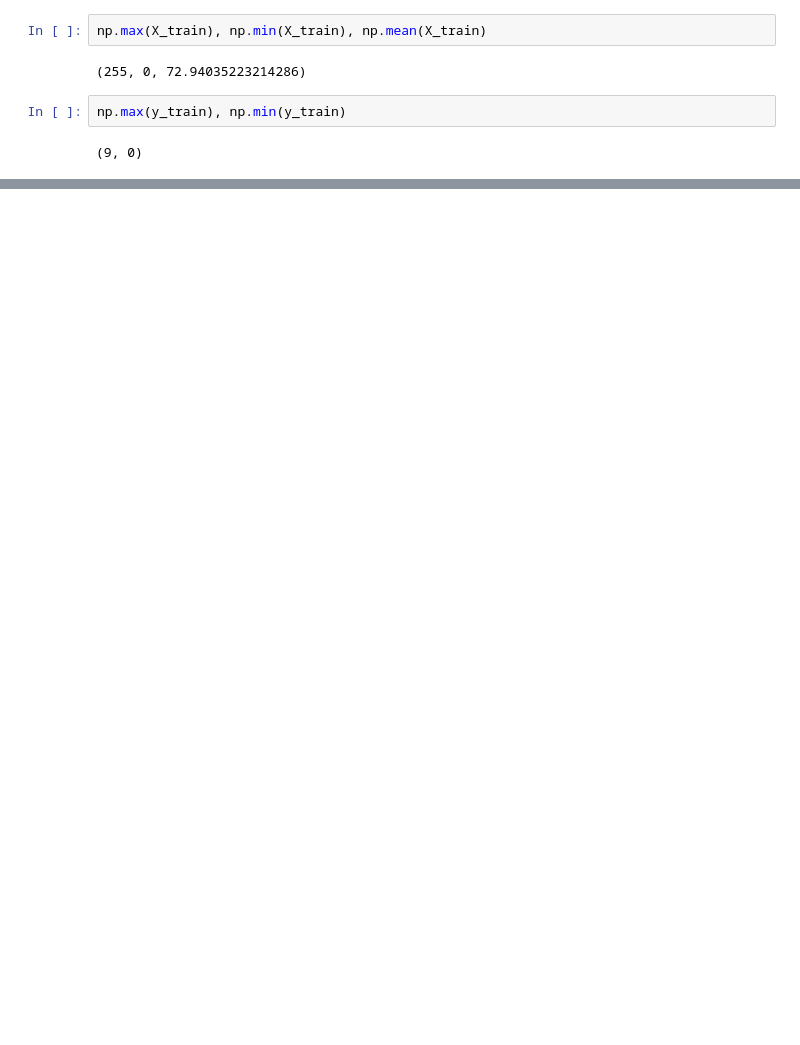
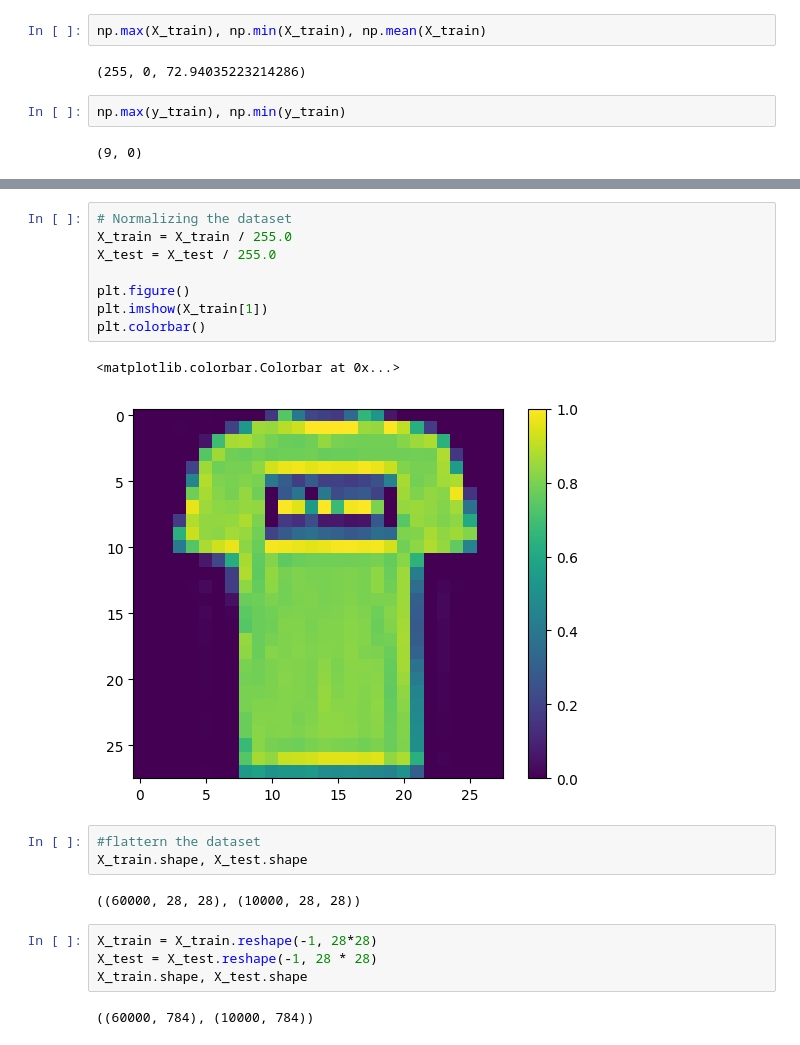
Before and after one commit to Dei-gratia/Machine-Learning-Projects, a Jupyter notebook: Machine Learning & Deep Learning Projects/ANN_for_Image_Classification.ipynb, the cells around one changed output, grey strips where cells are left out. Cells and saved outputs as stored; diff of their text form; blank space fills up the shorter version.

```diff
--- a/Machine Learning & Deep Learning Projects/ANN_for_Image_Classification.ipynb
+++ b/Machine Learning & Deep Learning Projects/ANN_for_Image_Classification.ipynb
@@ -33,0 +48,22 @@ np.max(y_train), np.min(y_train)
+# %%
+# Normalizing the dataset
+X_train = X_train / 255.0
+X_test = X_test / 255.0
+
+plt.figure()
+plt.imshow(X_train[1])
+plt.colorbar()
+# %% [output]
+<matplotlib.colorbar.Colorbar at 0x...>
+[figure, added]
+# %%
+#flattern the dataset
+X_train.shape, X_test.shape
+# %% [output]
+((60000, 28, 28), (10000, 28, 28))
+# %%
+X_train = X_train.reshape(-1, 28*28)
+X_test = X_test.reshape(-1, 28 * 28)
+X_train.shape, X_test.shape
+# %% [output]
+((60000, 784), (10000, 784))
```
Also changed, not shown: parts of 4 cells of this notebook.
